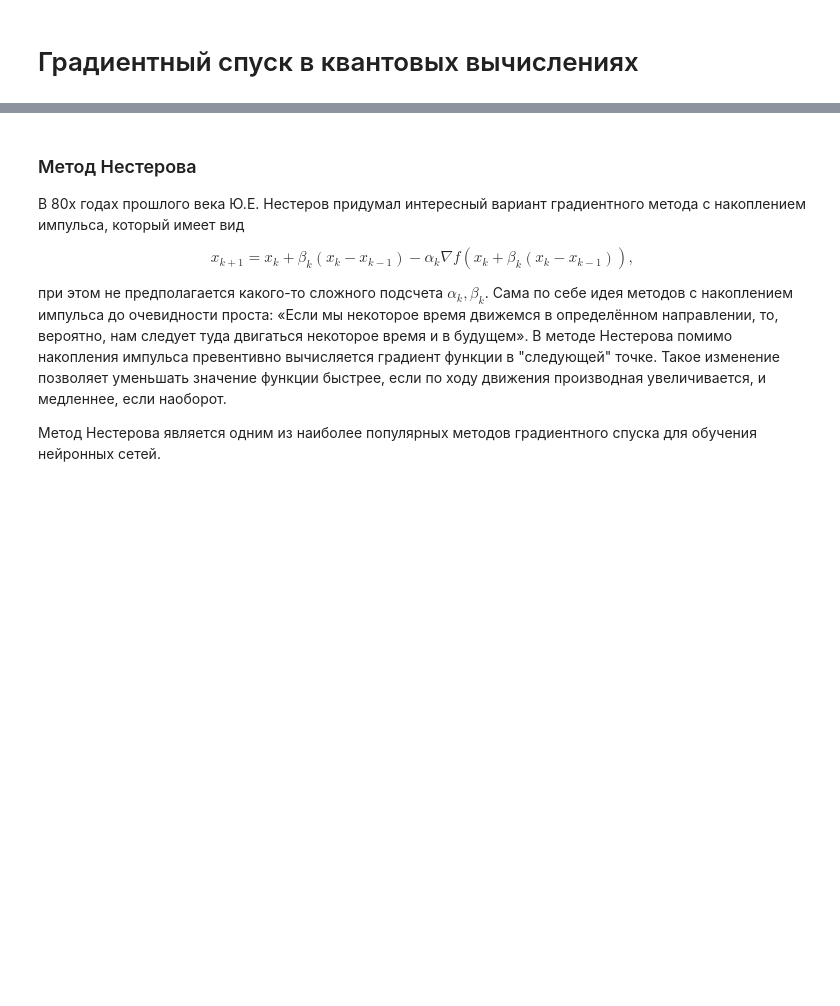
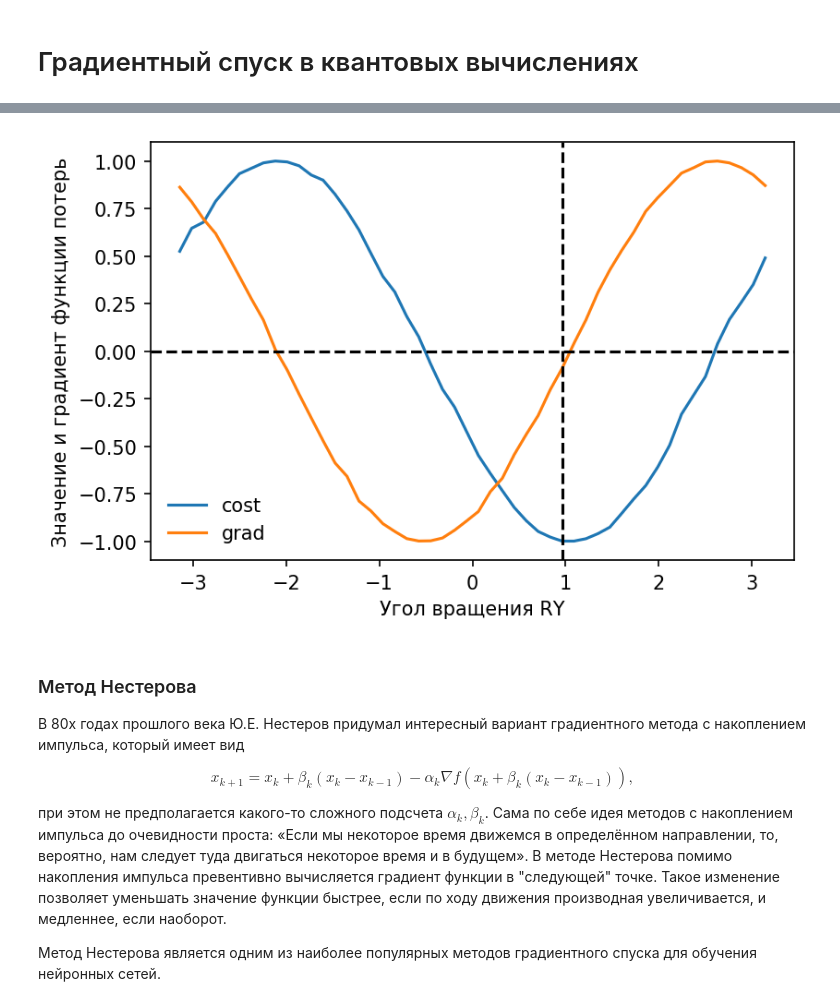
Before and after one commit to vongostev/PennyLane_Examples, a Jupyter notebook: qiskit_circuit_optimization.ipynb, the cells around one changed output, grey strips where cells are left out. Drawn from its saved outputs; the diff is of its cells as text; code cells hidden in the pictures; blank space fills up the shorter version.

```diff
--- a/qiskit_circuit_optimization.ipynb
+++ b/qiskit_circuit_optimization.ipynb
@@ -124,8 +126,8 @@ angles = np.linspace(-np.pi, np.pi, 50)
 cost_value = lambda a: cost([a])
 cost_gradient = lambda a: qml.grad(cost)([a])[0][0] # Автоматическое дифференцирование функции
 
-cost_vals = np.vectorize(cost_value)(angles)
-grad_vals = np.vectorize(cost_gradient)(angles)
+%time cost_vals = np.vectorize(cost_value)(angles)
+%time grad_vals = np.vectorize(cost_gradient)(angles)
 
 lines = plt.plot(angles, cost_vals, angles, grad_vals)
 plt.axvline(angles[np.argmin(cost_vals)], linestyle='--', color='black')
@@ -134,3 +136,4 @@ plt.xlabel('Угол вращения RY')
 plt.ylabel('Значение и градиент функции потерь')
 plt.legend(iter(lines), ('cost', 'grad'), frameon=False)
 plt.show()
+# %% [output]
@@ -137,3 +142,4 @@ plt.show()
+[figure, added]
 # %% [markdown]
 ### Метод Нестерова
 В 80х годах прошлого века Ю.Е. Нестеров придумал интересный вариант градиентного метода с накоплением импульса, который имеет вид
```
Also changed, not shown: parts of 8 cells of this notebook, 2 other files.
